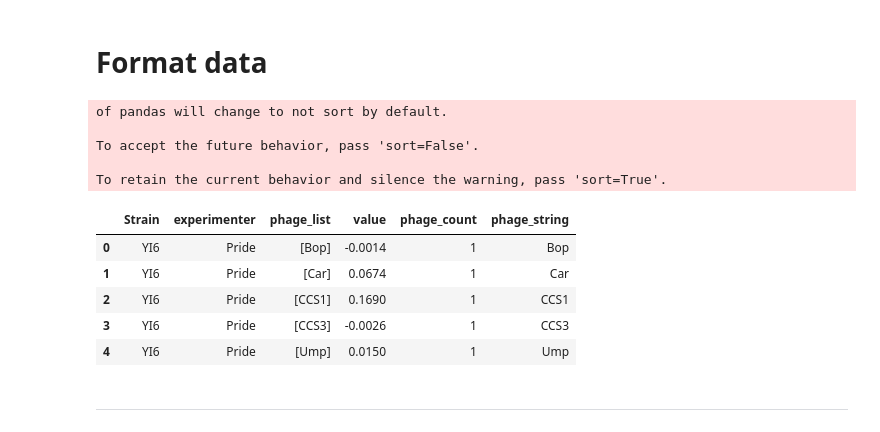
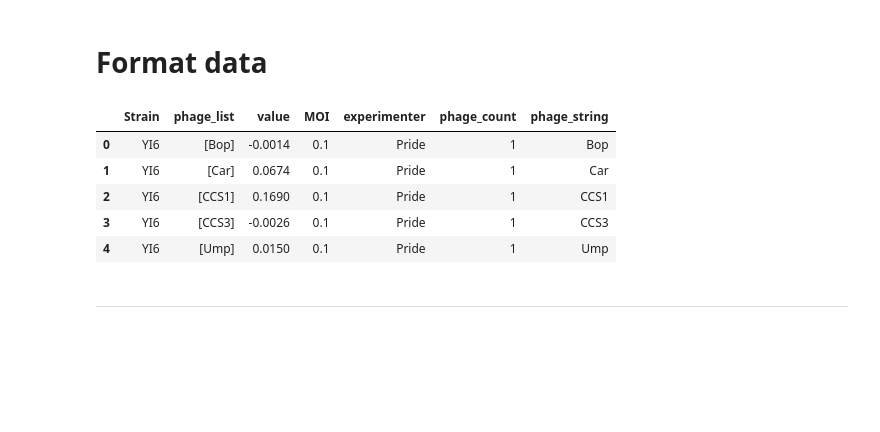
Before and after one commit to swandro/phage_cocktails, a Jupyter notebook: plot_cocktails.ipynb, the cells around one changed output. Saved outputs shown, nothing was run; the diff lists cells and outputs as text; code cells hidden in the pictures; blank space fills up the shorter version.

```diff
--- a/plot_cocktails.ipynb
+++ b/plot_cocktails.ipynb
@@ -73,52 +73,73 @@ dat2["phage_list"] = dat2.Phages.apply(func=parse_phages)
 
 ###################################
 
-#Subset columns to plot data
-dat_format = dat.loc[:,["Strain","phage_list",'MOI 0.1','MOI 0.1.1','MOI 0.1.2']]\
-    .melt(id_vars=["Strain","phage_list"])\
-    .drop(columns="variable")
+#Get MOI column names
+highest_MOI_cols = ['MOI 0.1','MOI 0.1.1','MOI 0.1.2']
+MOI_cols = ['MOI 0.1',
+ 'MOI 0.1.1',
+ 'MOI 0.1.2',
+ 'MOI 0.01',
+ 'MOI 0.01.1',
+ 'MOI 0.01.2',
+ 'MOI 0.001',
+ 'MOI 0.001.1',
+ 'MOI 0.001.2']
+dat_format = dat.loc[:,["Strain","phage_list"] + MOI_cols]\
+    .melt(id_vars=["Strain","phage_list"])
+#Format MOI data from Pride lab
+dat_format["MOI"] = pd.Categorical(['.'.join(x.replace("MOI ","").split('.')[:2]) for x in dat_format.variable],
+                                           ordered=True,
+                                           categories=["0.001","0.01","0.1"])
+dat_format.drop(columns="variable", inplace=True)
 
+#Subset columns of Whiteson data
 dat2_format = dat2.loc[:,["Strain","phage_list","value"]]
+dat2_format["MOI"] = ''
+
 
 #Add in lab that performed experiment
 dat_format["experimenter"] = "Pride"
 dat2_format["experimenter"] = "Whiteson"
 
 #Get bacteria only Pride wells
 pride_positives = dat.loc[:,["Strain","Positive control","Positive control.1","Positive control.2"]]\
                     .melt(id_vars="Strain")\
                     .drop(columns="variable")
 pride_positives["experimenter"] = "Pride"
 pride_positives["phage_list"] = [[] for x in range(pride_positives.shape[0])]
+pride_positives["MOI"] = 0
 
 #Merge data
 dat_merged = pd.concat([dat_format, dat2_format,pride_positives])
 
 #Add in phage count
 dat_merged["phage_count"] = [len(x) for x in dat_merged.phage_list]
 
 #Fromat phage string
 dat_merged["phage_string"] = [','.join(x) for x in dat_merged.phage_list]
 
 dat_merged = dat_merged.replace({"Yi6":"YI6"})
 
 #Subtract media blank .107 taken from average of all negative wells
 blank_val = .107
 dat_merged["value"] = [x - blank_val for x in dat_merged["value"]]
 
+#Split off data for MOI plots
+dat_merged_moi = dat_merged.query('MOI != ""')
+
+#Get data with just Pride highest MOI and all Whiteson (unknown MOI)
+MOI_to_keep = [0,"0.1",""]
+dat_merged = dat_merged.query('MOI in @MOI_to_keep')
+
+
 dat_merged.head()
 # %% [output]
-of pandas will change to not sort by default.
-
-To accept the future behavior, pass 'sort=False'.
-
-To retain the current behavior and silence the warning, pass 'sort=True'.
-|  | Strain | experimenter | phage_list | value | phage_count | phage_string |
-| 0 | YI6 | Pride | [Bop] | -0.0014 | 1 | Bop |
-| 1 | YI6 | Pride | [Car] | 0.0674 | 1 | Car |
-| 2 | YI6 | Pride | [CCS1] | 0.1690 | 1 | CCS1 |
-| 3 | YI6 | Pride | [CCS3] | -0.0026 | 1 | CCS3 |
-| 4 | YI6 | Pride | [Ump] | 0.0150 | 1 | Ump |
+|  | Strain | phage_list | value | MOI | experimenter | phage_count | phage_string |
+| 0 | YI6 | [Bop] | -0.0014 | 0.1 | Pride | 1 | Bop |
+| 1 | YI6 | [Car] | 0.0674 | 0.1 | Pride | 1 | Car |
+| 2 | YI6 | [CCS1] | 0.1690 | 0.1 | Pride | 1 | CCS1 |
+| 3 | YI6 | [CCS3] | -0.0026 | 0.1 | Pride | 1 | CCS3 |
+| 4 | YI6 | [Ump] | 0.0150 | 0.1 | Pride | 1 | Ump |
 # %% [markdown]
 _____
 # %% [markdown]
```
Also changed, not shown: parts of 13 cells of this notebook, 4 other files.
